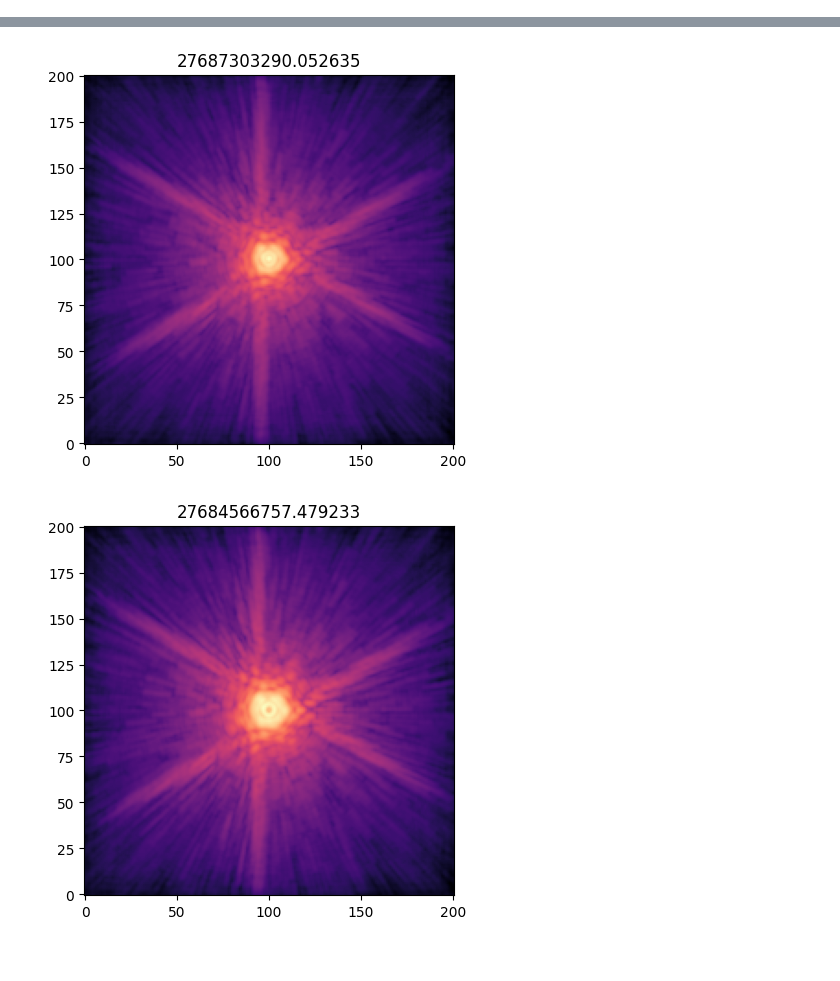
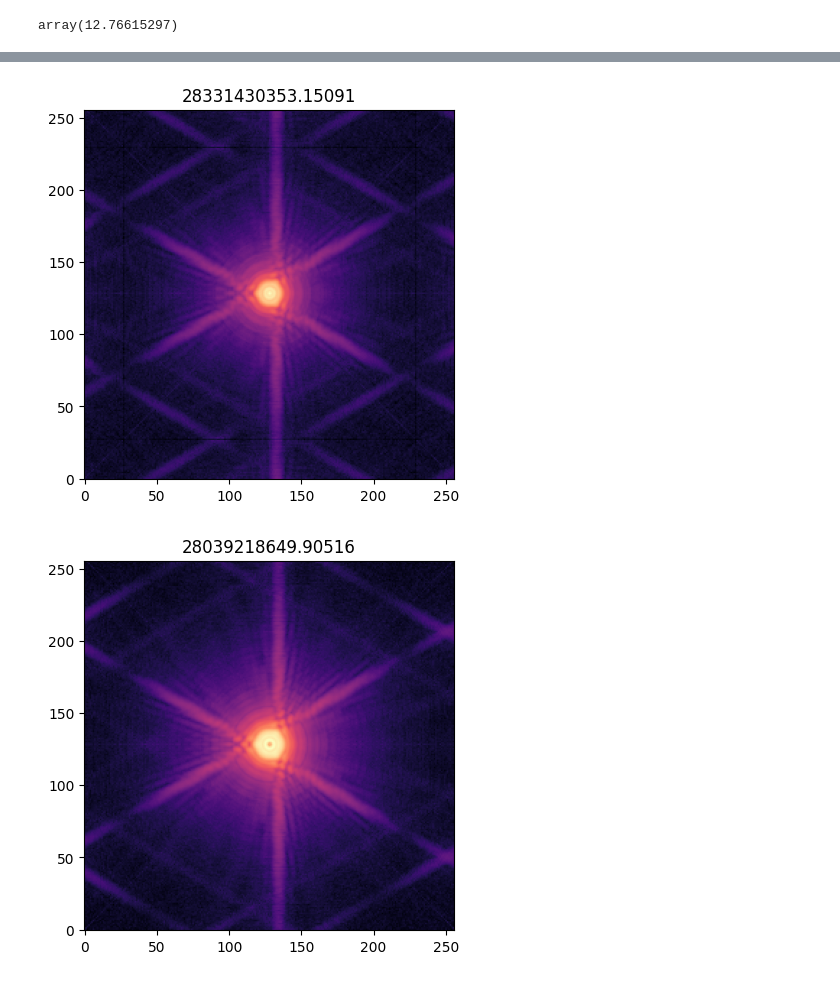
Before and after one commit to zhangderby/bing_bong, a Jupyter notebook: demo_model_fraunhofer.ipynb, the cells around one changed output, grey strips where cells are left out. Saved outputs shown, nothing was run; the diff lists cells and outputs as text; code cells hidden in the pictures.

```diff
--- a/demo_model_fraunhofer.ipynb
+++ b/demo_model_fraunhofer.ipynb
@@ -97,6 +97,9 @@ class telescope:
         shifts = defocus_values * 8 * (fno ** 2)# PV defocus [waves] -> axial shift [waves]
         wvl0 = np.mean(np.asarray(wvls))        # central wavelength [um]
         self.shifts = shifts * wvl0             # list of detector axial shifts per source [um]
+
+        w0 = (wvl0 * 1e-6) * fno
+        self.zr = (np.pi * (w0 ** 2) / (wvl0 * 1e-6)) * 1e6
 
 
         ##### CONSTRUCT MODEL #####
@@ -176,13 +179,13 @@ class telescope:
 
         incident = self.create_wavefront(wvl, src_magnitude,)
 
-        after_m1 = incident * WF.from_amp_and_phase(amplitude=self.aperture, phase=self.surface_error_m1, wavelength=wvl, dx=self.dx_m1)
+        after_m1 = incident * WF.from_amp_and_phase(amplitude=self.aperture, phase=np.zeros((self.npix, self.npix)), wavelength=wvl, dx=self.dx_m1)
 
-        after_m2 = after_m1 * WF.from_amp_and_phase(amplitude=self.aperture, phase=self.surface_error_m2, wavelength=wvl, dx=self.dx_m1)
+        after_m2 = after_m1 * WF.from_amp_and_phase(amplitude=self.aperture, phase=np.zeros((self.npix, self.npix)), wavelength=wvl, dx=self.dx_m1)
 
-        after_m3 = after_m2 * WF.from_amp_and_phase(amplitude=self.aperture, phase=self.surface_error_m3, wavelength=wvl, dx=self.dx_m1)
+        after_m3 = after_m2 * WF.from_amp_and_phase(amplitude=self.aperture, phase=np.zeros((self.npix, self.npix)), wavelength=wvl, dx=self.dx_m1)
 
-        after_m4 = after_m3 * WF.from_amp_and_phase(amplitude=self.aperture, phase=self.surface_error_m4, wavelength=wvl, dx=self.dx_m1)
+        after_m4 = after_m3 * WF.from_amp_and_phase(amplitude=self.aperture, phase=np.zeros((self.npix, self.npix)), wavelength=wvl, dx=self.dx_m1)
 
         # r_norm = self.r_m1 / (6420 / 2)
         # thing = hopkins(0, 2, 0, r_norm, self.t_m1, 0) * 0.25 * wvl * 1e3
@@ -190,13 +193,26 @@ class telescope:
 
         # at_detector = w_defocus.focus_fixed_sampling(efl=self.efl, dx=self.dx_detector, samples=self.roi, shift=(0, 0), method='mdft')
 
+
         if shift == 0:
             at_detector = after_m4.focus_fixed_sampling(efl=self.efl, dx=self.dx_detector, samples=self.roi, shift=(0, 0), method='mdft')
-        else:
+        elif shift < self.zr:
             at_focus = after_m4.focus_fixed_sampling(efl=self.efl, dx=self.dx_detector, samples=self.roi, shift=(0, 0), method='mdft')
 
             # NOTE: shift has to be scaled by 1e3 to compensate for back-end unit shenanigans in prysm
             at_detector = at_focus.free_space(dz=shift * 1e3, Q=2)
+
+        elif shift > self.zr:
+
+            # at_focus = after_m4.focus_fixed_sampling(efl=self.efl, dx=self.dx_detector, samples=self.roi, shift=(0, 0), method='mdft')
+            at_focus = after_m4.focus(efl=self.efl, Q=13)
+
+            x_det, y_det = make_xy_grid(at_focus.data.shape[0], dx=at_focus.dx)
+            r_det, t_det = cart_to_polar(x_det, y_det)
+
+            at_focus.data *= np.exp(1j * np.pi * (r_det ** 2) / wvl / shift)
+
+            at_detector = at_focus.unfocus_fixed_sampling(efl=float(shift / 1e3), dx=self.dx_detector / 1e3, samples=self.roi, shift=(0, 0), method='mdft')
 
         if debug:
             fields = {'M1' : after_m1,
@@ -228,11 +244,15 @@ class telescope:
             images.append(psf)
 
         return images
+# %%
+1 / np.sqrt(np.pi / 512)
+# %% [output]
+array(12.76615297)
 # %%
 defocus_values = np.linspace(0, 1, 5)
 
 model = telescope(npix=512,
-                  roi=201,
+                  roi=128,
                   wvls=list(np.linspace(0.575, 0.725, 25).get()),
                   wvl_weights=np.ones((25,)),
                   src_magnitudes=[0, 0, 0, 0, 0],
@@ -252,2 +272,2 @@ for image in images:
-[figure, old version]
+[figure, new version]
-[figure, old version]
+[figure, new version]
```
Also changed, not shown: parts of 5 cells of this notebook.
